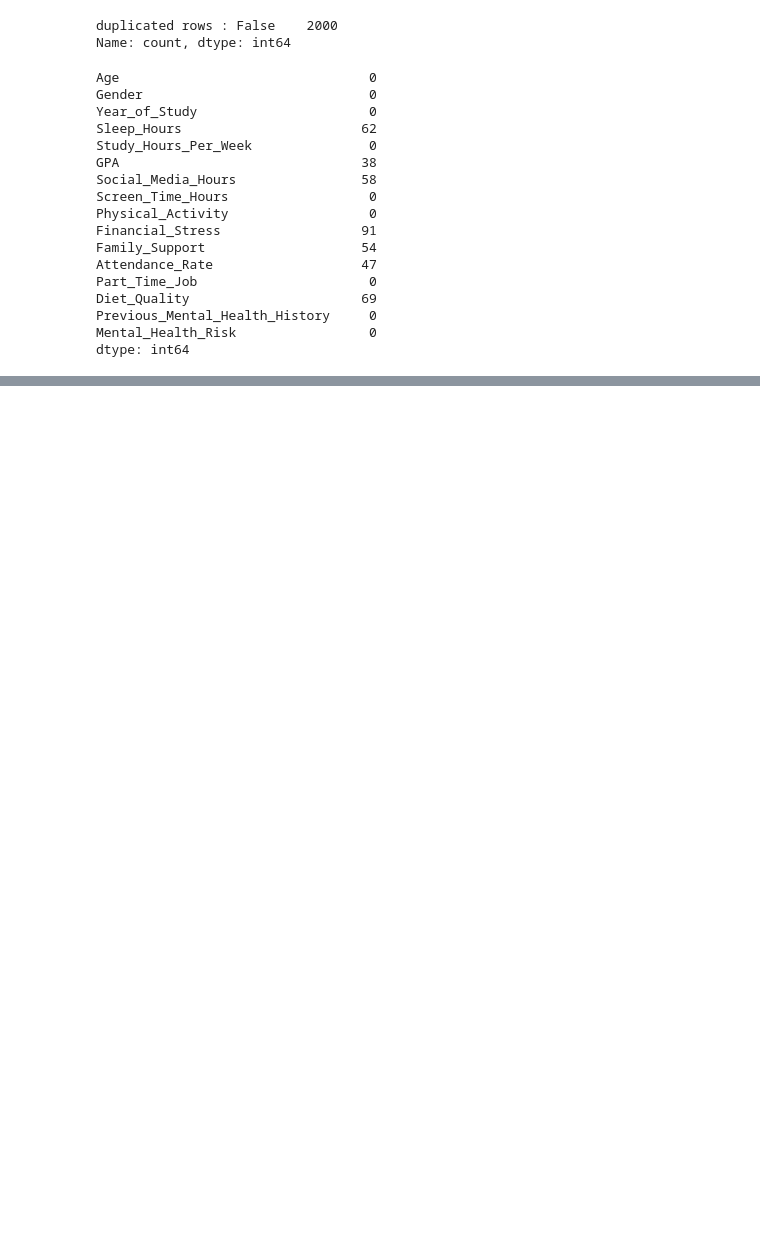
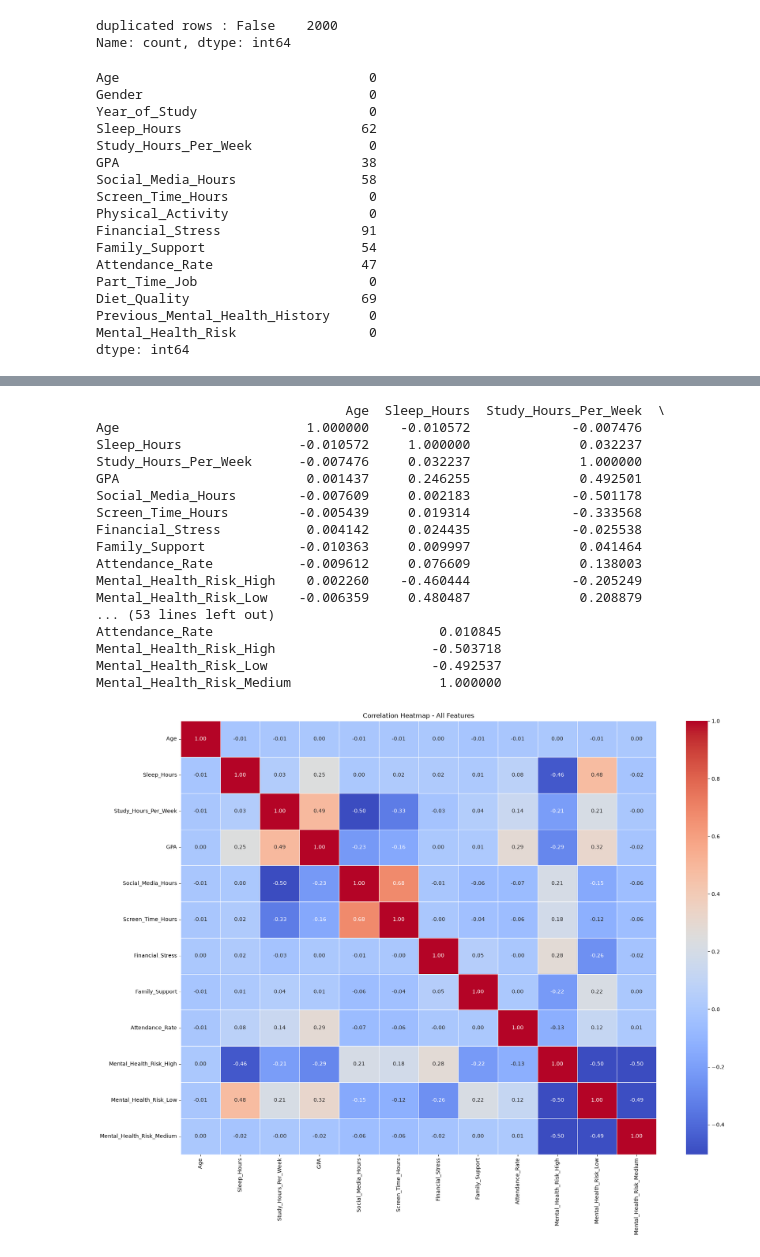
Before and after one commit to sabri-rihab/MentalHealth_SC_1, a Jupyter notebook: notebook/cleaning.ipynb, the cells around one changed output, grey strips where cells are left out. Drawn from its saved outputs; the diff is of its cells as text; code cells hidden in the pictures; blank space fills up the shorter version.

```diff
--- a/notebook/cleaning.ipynb
+++ b/notebook/cleaning.ipynb
@@ -48,0 +105,51 @@ dtype: int64
+# %%
+import matplotlib.pyplot as plt
+import seaborn as sns
+
+num_cols = [
+    'Age',
+    'Sleep_Hours',
+    'Study_Hours_Per_Week',
+    'GPA',
+    'Social_Media_Hours',
+    'Screen_Time_Hours',
+    'Financial_Stress',
+    'Family_Support',
+    'Attendance_Rate',
+]
+
+# df_encoded = pd.get_dummies(df[num_cols], drop_first=False)
+df_encoded = pd.get_dummies(df[num_cols + ['Mental_Health_Risk']], columns=['Mental_Health_Risk'], drop_first=False, dtype=int)
+corr = df_encoded.corr()
+print(corr)
+
+plt.figure(figsize=(18, 14))
+sns.heatmap(
+    corr,
+    annot=True,
+    cmap='coolwarm',
+    fmt='.2f',
+    linewidths=0.5
+)
+plt.title('Correlation Heatmap - All Features')
+plt.tight_layout()
+plt.show()
+# %% [output]
+                                Age  Sleep_Hours  Study_Hours_Per_Week  \
+Age                        1.000000    -0.010572             -0.007476
+Sleep_Hours               -0.010572     1.000000              0.032237
+Study_Hours_Per_Week      -0.007476     0.032237              1.000000
+GPA                        0.001437     0.246255              0.492501
+Social_Media_Hours        -0.007609     0.002183             -0.501178
+Screen_Time_Hours         -0.005439     0.019314             -0.333568
+Financial_Stress           0.004142     0.024435             -0.025538
+Family_Support            -0.010363     0.009997              0.041464
+Attendance_Rate           -0.009612     0.076609              0.138003
+Mental_Health_Risk_High    0.002260    -0.460444             -0.205249
+Mental_Health_Risk_Low    -0.006359     0.480487              0.208879
+... (53 lines left out)
+Attendance_Rate                             0.010845
+Mental_Health_Risk_High                    -0.503718
+Mental_Health_Risk_Low                     -0.492537
+Mental_Health_Risk_Medium                   1.000000
+[figure, added]
```
Also changed, not shown: parts of 7 cells of this notebook.
